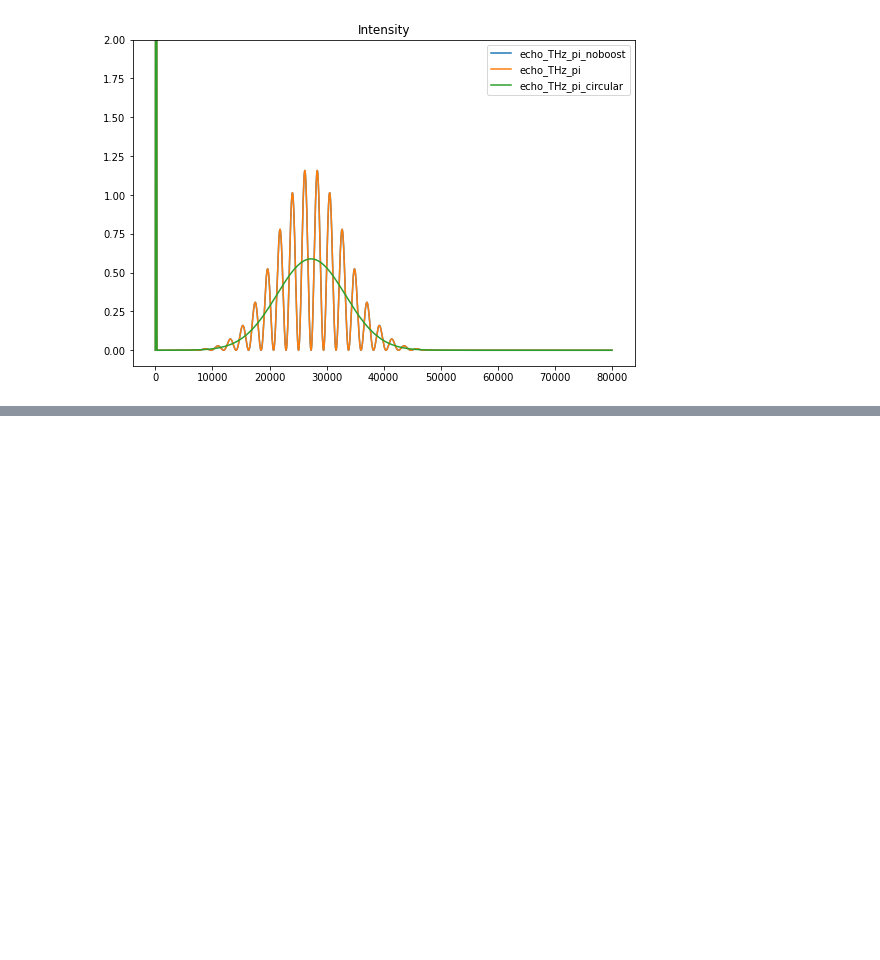
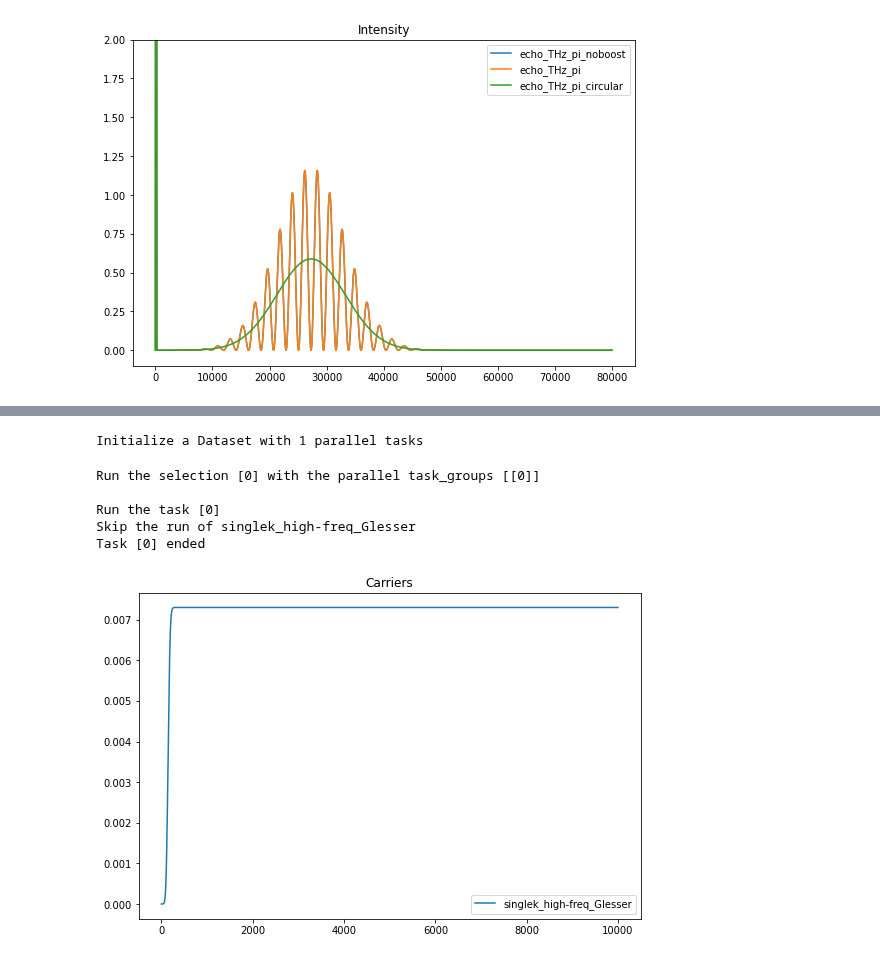
Before and after one commit to marcodalessandro76/Echo_mechanisms_decay_time_optical_orientation, a Jupyter notebook: SPIN_ECHO/RT_Calculations.ipynb, the cells around one changed output, grey strips where cells are left out. Saved outputs shown, nothing was run; the diff lists cells and outputs as text; code cells hidden in the pictures; blank space fills up the shorter version.

```diff
--- a/SPIN_ECHO/RT_Calculations.ipynb
+++ b/SPIN_ECHO/RT_Calculations.ipynb
@@ -494,2 +487,0 @@ study.ids
-# %%
-r = results[1]
@@ -526,3 +487,0 @@ Check of the spin dipoles at $\Gamma$
-# %%
-r = results[0]
-d = r.dipoles
@@ -566,0 +556,5 @@ The norm is one only for dip_spin in the conduction sector, why?
+# %%
+study = D.Dataset(num_tasks=1)
+study.set_postprocessing_function(D.PostProcessing.yambo_parse_data)
+# %% [output]
+Initialize a Dataset with 1 parallel tasks
@@ -566,0 +564,19 @@ The norm is one only for dip_spin in the conduction sector, why?
+# %%
+results = study.run()
+# %% [output]
+Run the selection [0] with the parallel task_groups [[0]]
+
+Run the task [0]
+Skip the run of singlek_high-freq_Glesser
+Task [0] ended
+# %%
+plt.figure(figsize=(9,6))
+for ind,r in results.items():
+    t = r.data['carriers']['time']
+    dne = r.data['carriers']['dne']
+    plt.plot(t,dne,label=D.name_from_id(study.ids[ind]))
+    plt.title('Carriers')
+    plt.legend()
+    #plt.show()
+# %% [output]
+[figure, added]
```
Also changed, not shown: parts of 89 cells of this notebook, 1 other file.
